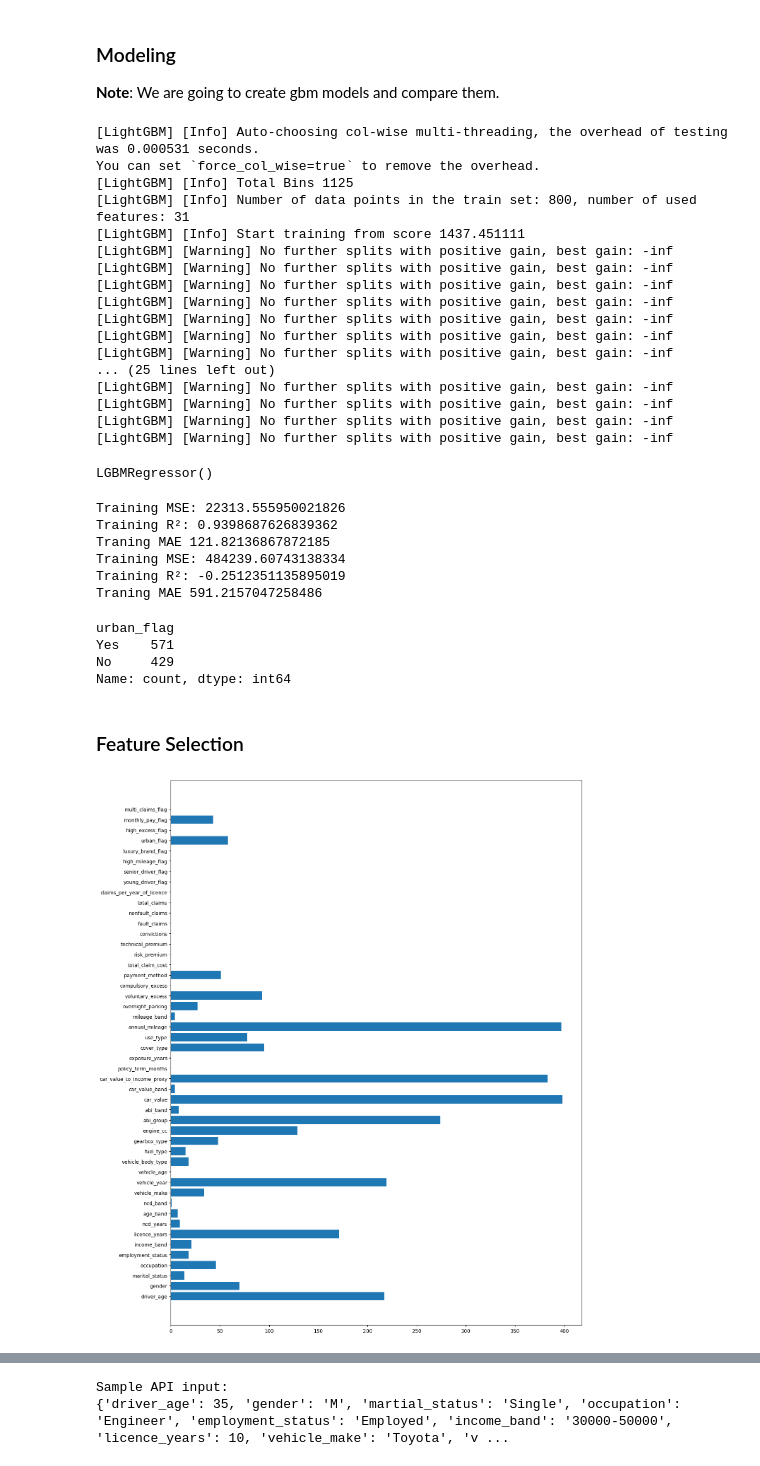
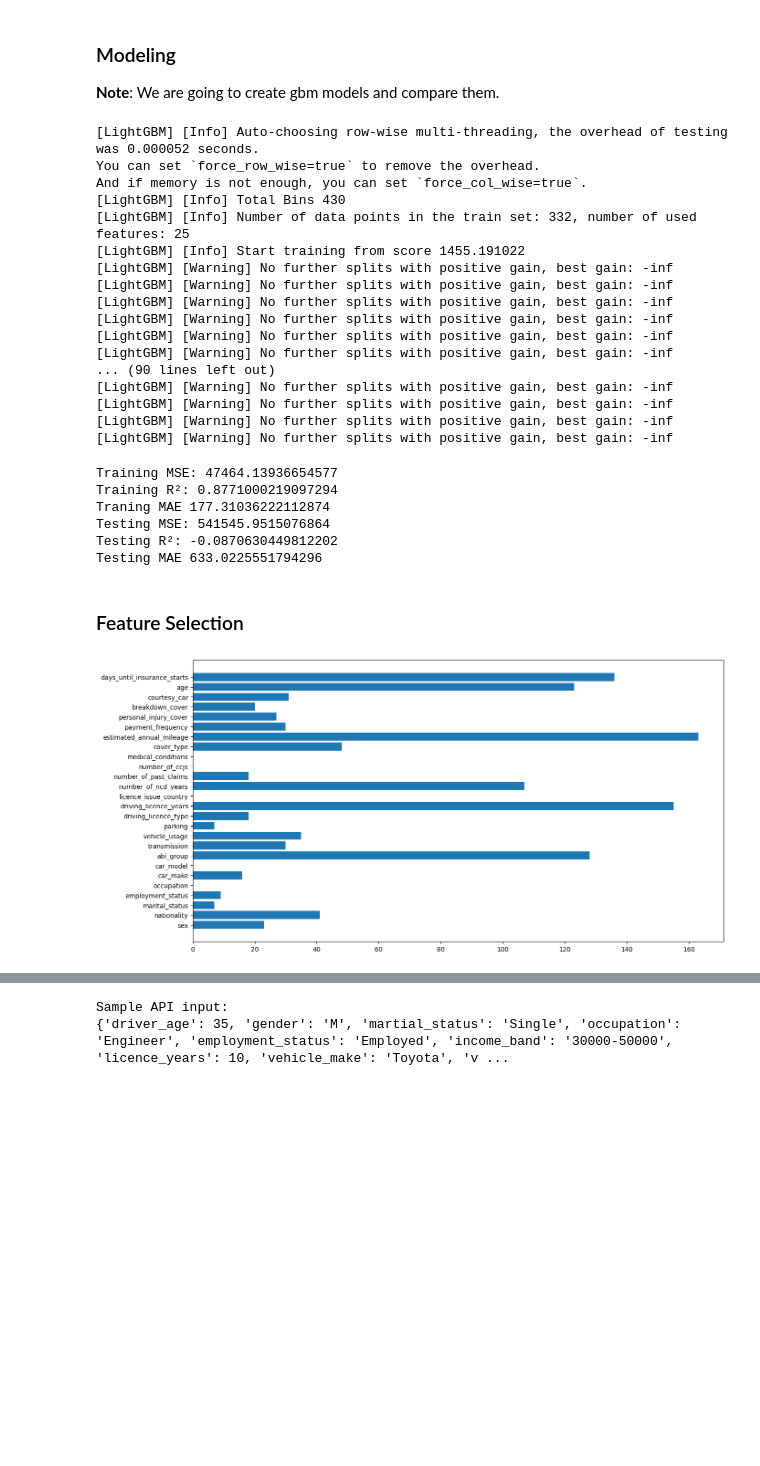
Before and after one commit to Lazygeniusbilal/rating-engine-, a Jupyter notebook: notebooks/modeling.ipynb, the cells around one changed output, grey strips where cells are left out. Drawn from its saved outputs; the diff is of its cells as text; code cells hidden in the pictures; blank space fills up the shorter version.

Commit message:
model has been updated

```diff
--- a/notebooks/modeling.ipynb
+++ b/notebooks/modeling.ipynb
@@ -203,0 +268,3 @@ Name: count, dtype: int64
+# %%
+# just get rows with postive rows
+data = data[data['days_until_insurance_starts'] >= 0]
@@ -204,3 +275,6 @@ Name: count, dtype: int64
+# %%
+# drop the start_date col
+data.drop(columns='start_date', axis=1, inplace=True)
 # %% [markdown]
 ### Modeling
 
@@ -215,8 +289,8 @@ for column in data.select_dtypes(include= "O"):
 # %%
 # lets split the data into features and target column
 
-x= data.drop(columns= ["quoted_premium"], axis=1)
-y= data["quoted_premium"]
+x= data.drop(columns= ["quoted_total_premium"], axis=1)
+y= data["quoted_total_premium"]
 # %%
 # split the data into train test split
 x_train, x_test, y_train, y_test= train_test_split(
@@ -225,31 +299,32 @@ x_train, x_test, y_train, y_test= train_test_split(
 # %%
 # train the model
 model= LGBMRegressor()
-
-model.fit(
-    x_train, y_train, categorical_feature= [
-        col for col in data.columns if data[col].dtype == "category"
-    ]
-)
+try:
+    model.fit(
+        x_train, y_train, categorical_feature= [
+            col for col in data.columns if data[col].dtype == "category"
+        ]
+    )
+except Exception as e:
+    print(e)
 # %% [output]
-[LightGBM] [Info] Auto-choosing col-wise multi-threading, the overhead of testing was 0.000531 seconds.
-You can set `force_col_wise=true` to remove the overhead.
-[LightGBM] [Info] Total Bins 1125
-[LightGBM] [Info] Number of data points in the train set: 800, number of used features: 31
-[LightGBM] [Info] Start training from score 1437.451111
+[LightGBM] [Info] Auto-choosing row-wise multi-threading, the overhead of testing was 0.000052 seconds.
+You can set `force_row_wise=true` to remove the overhead.
+And if memory is not enough, you can set `force_col_wise=true`.
+[LightGBM] [Info] Total Bins 430
+[LightGBM] [Info] Number of data points in the train set: 332, number of used features: 25
+[LightGBM] [Info] Start training from score 1455.191022
 [LightGBM] [Warning] No further splits with positive gain, best gain: -inf
 [LightGBM] [Warning] No further splits with positive gain, best gain: -inf
 [LightGBM] [Warning] No further splits with positive gain, best gain: -inf
 [LightGBM] [Warning] No further splits with positive gain, best gain: -inf
 [LightGBM] [Warning] No further splits with positive gain, best gain: -inf
 [LightGBM] [Warning] No further splits with positive gain, best gain: -inf
-[LightGBM] [Warning] No further splits with positive gain, best gain: -inf
-... (25 lines left out)
+... (90 lines left out)
 [LightGBM] [Warning] No further splits with positive gain, best gain: -inf
 [LightGBM] [Warning] No further splits with positive gain, best gain: -inf
 [LightGBM] [Warning] No further splits with positive gain, best gain: -inf
 [LightGBM] [Warning] No further splits with positive gain, best gain: -inf
-LGBMRegressor()
 # %%
 # lets check the scores on training data
 y_train_pred = model.predict(x_train)
@@ -271,32 +346,25 @@ mse_test = mean_squared_error(y_test, y_test_pred)
 r2_test = r2_score(y_test, y_test_pred)
 mae_test= mean_absolute_error(y_test, y_test_pred)
 
-print("Training MSE:", mse_test)
-print("Training R²:", r2_test)
-print("Traning MAE", mae_test)
+print("Testing MSE:", mse_test)
+print("Testing R²:", r2_test)
+print("Testing MAE", mae_test)
 # %% [output]
-Training MSE: 22313.555950021826
-Training R²: 0.9398687626839362
-Traning MAE 121.82136867872185
-Training MSE: 484239.60743138334
-Training R²: -0.2512351135895019
-Traning MAE 591.2157047258486
+Training MSE: 47464.13936654577
+Training R²: 0.8771000219097294
+Traning MAE 177.31036222112874
+Testing MSE: 541545.9515076864
+Testing R²: -0.0870630449812202
+Testing MAE 633.0225551794296
-# %%
-data["urban_flag"].value_counts()
-# %% [output]
-urban_flag
-Yes    571
-No     429
-Name: count, dtype: int64
 # %% [markdown]
 ### Feature Selection
 # %%
 # get the feature importance
 importance= model.feature_importances_
 feature_names= model.feature_name_
-plt.figure(figsize= (15, 20))
+plt.figure(figsize= (15, 8))
 plt.barh(feature_names, importance)
 plt.show()
 # %% [output]
-[figure, old version]
+[figure, new version]
 # %%
```
Also changed, not shown: parts of 58 cells of this notebook, 5 other files.
